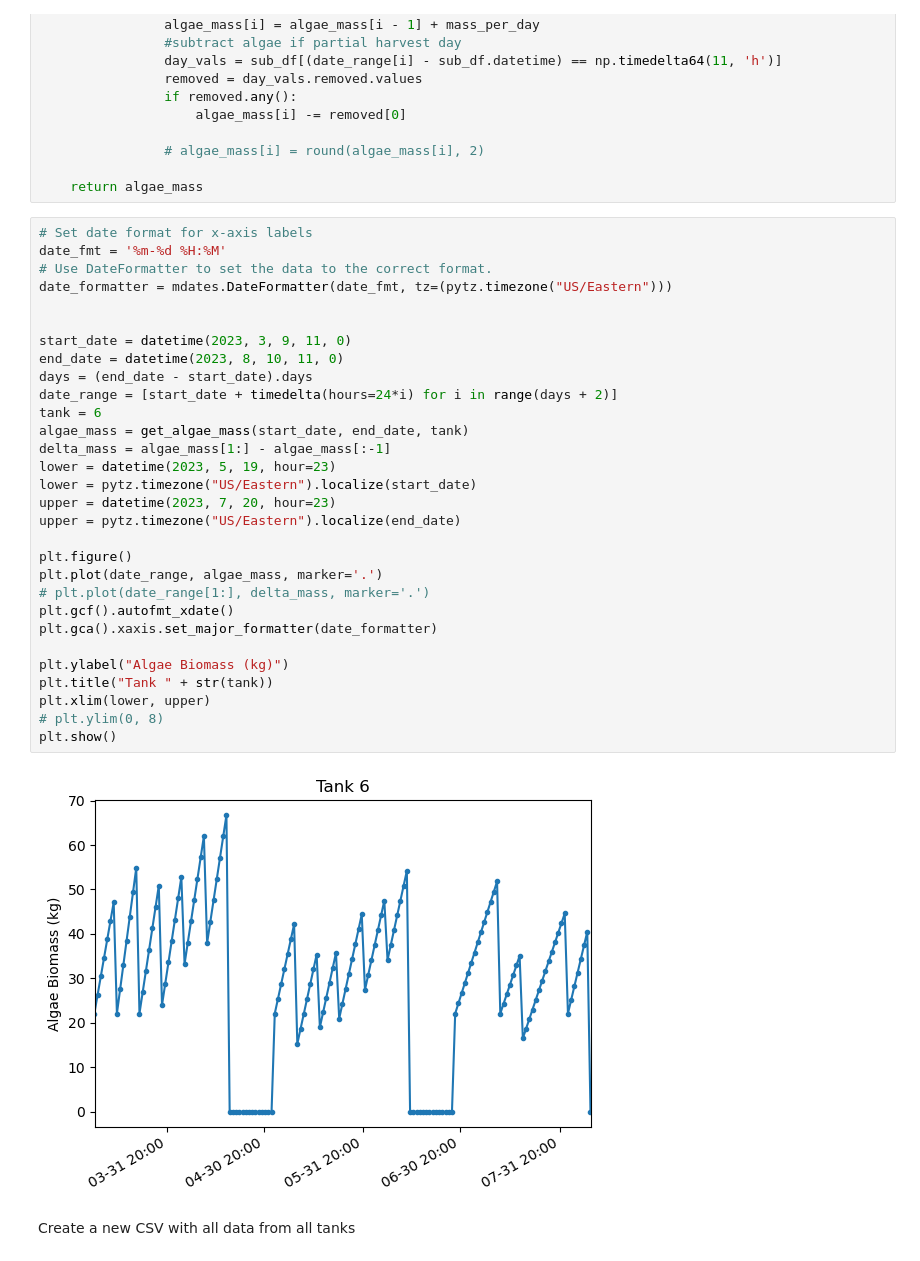
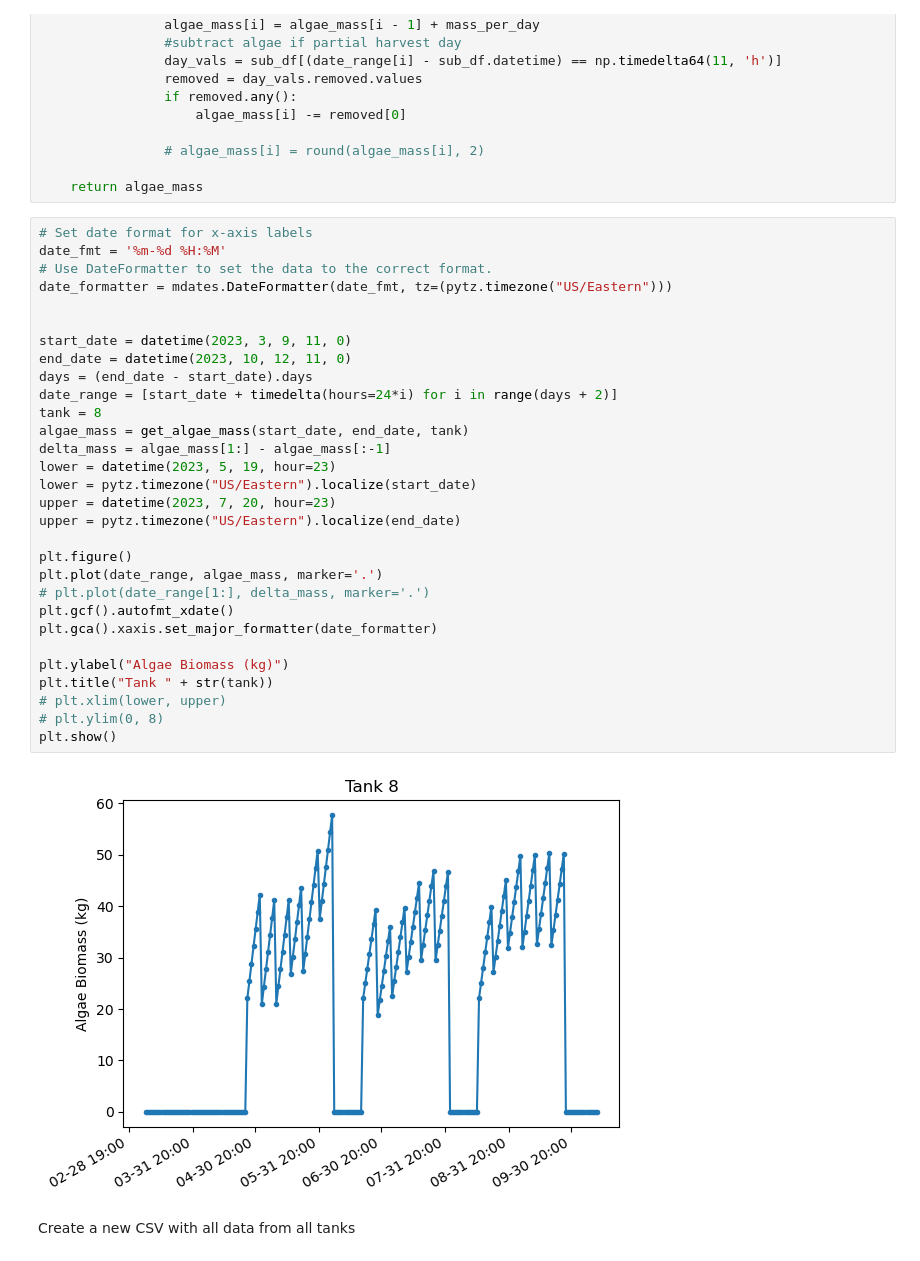
Before and after one commit to wFairmanOlin/Biomass, a Jupyter notebook: data/harvest_process.ipynb, the cells around one changed output. Drawn from its saved outputs; the diff is of its cells as text.

```diff
--- a/data/harvest_process.ipynb
+++ b/data/harvest_process.ipynb
@@ -80,35 +80,35 @@ def get_algae_mass(start_date, end_date, tank):
 # %%
 # Set date format for x-axis labels
 date_fmt = '%m-%d %H:%M'
 # Use DateFormatter to set the data to the correct format.
 date_formatter = mdates.DateFormatter(date_fmt, tz=(pytz.timezone("US/Eastern")))
 
 
 start_date = datetime(2023, 3, 9, 11, 0)
-end_date = datetime(2023, 8, 10, 11, 0)
+end_date = datetime(2023, 10, 12, 11, 0)
 days = (end_date - start_date).days
 date_range = [start_date + timedelta(hours=24*i) for i in range(days + 2)]
-tank = 6
+tank = 8
 algae_mass = get_algae_mass(start_date, end_date, tank)
 delta_mass = algae_mass[1:] - algae_mass[:-1]
 lower = datetime(2023, 5, 19, hour=23)
 lower = pytz.timezone("US/Eastern").localize(start_date)
 upper = datetime(2023, 7, 20, hour=23)
 upper = pytz.timezone("US/Eastern").localize(end_date)
 
 plt.figure()
 plt.plot(date_range, algae_mass, marker='.')
 # plt.plot(date_range[1:], delta_mass, marker='.')
 plt.gcf().autofmt_xdate()
 plt.gca().xaxis.set_major_formatter(date_formatter)
 
 plt.ylabel("Algae Biomass (kg)")
 plt.title("Tank " + str(tank))
-plt.xlim(lower, upper)
+# plt.xlim(lower, upper)
 # plt.ylim(0, 8)
 plt.show()
 # %% [output]
-[figure, old version]
+[figure, new version]
 # %% [markdown]
 Create a new CSV with all data from all tanks
 # %%
```
Also changed, not shown: 5 other files.
